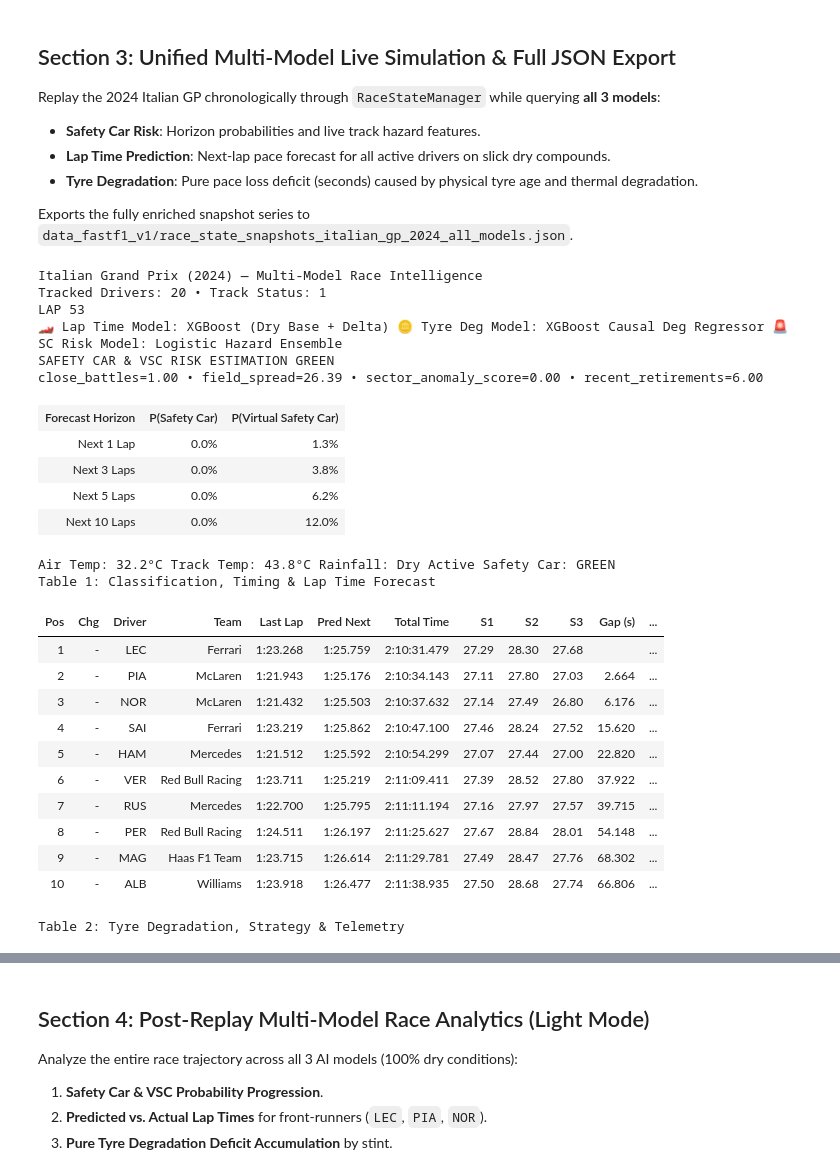
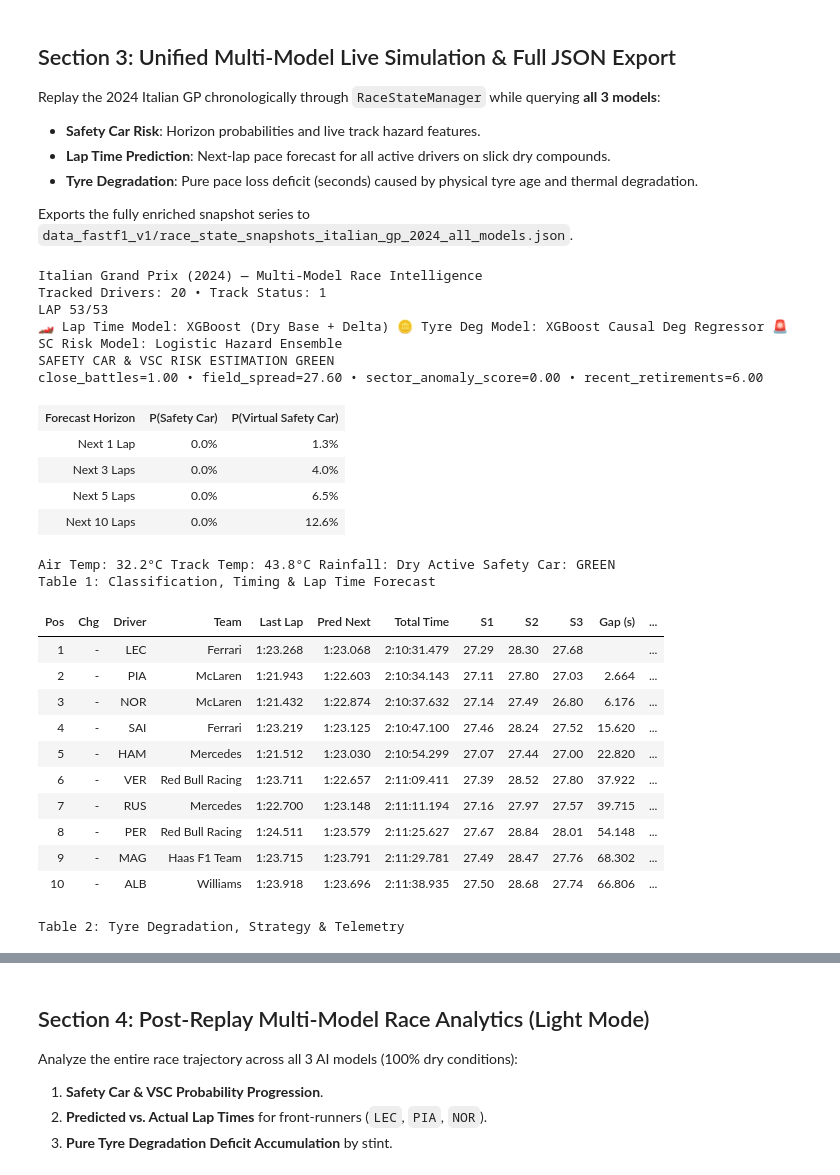
Before and after one commit to roshith-prakash/F1-SIS-Capstone-Project, a Jupyter notebook: race_state_visualizer.ipynb, the cells around one changed output, grey strips where cells are left out. Cells and saved outputs as stored; diff of their text form; code cells hidden in the pictures.

```diff
--- a/race_state_visualizer.ipynb
+++ b/race_state_visualizer.ipynb
@@ -113,8 +113,9 @@ sorted_laps = sorted(grouped.keys())
 if MAX_LAPS:
     sorted_laps = sorted_laps[:MAX_LAPS]
 
-# 2. Initialize engine and storage
-manager = RaceStateManager()
+# 2. Initialize engine with race metadata and fresh tyre adapter state
+manager = RaceStateManager({'total_laps_expected': len(sorted_laps)})
+tyre_adapter = TyreDegAdapter()
 race_snapshots = []
 
 # 3. Step through laps: query all 3 models and render unified dashboard
@@ -127,6 +128,9 @@ for lap in sorted_laps:
     probs = get_fcy_probabilities(H_t, logit_sc, logit_vsc, X_cols_sc, X_cols_vsc)
     lt_preds = lt_adapter.predict_all(state)
     tyre_preds = tyre_adapter.predict_all(state)
+
+    # Observe lap to record residual pace tracking dynamically
+    tyre_adapter.observe_lap(state)
 
     # Render rich HTML dashboard
     html_content = render_multi_model_dashboard_html(
@@ -186,7 +190,7 @@ Replay complete across 53 laps with all 3 AI models active on 100% dry track!
 
 Inspect the rich state data and model predictions at any committed lap.
 # %%
-# INSPECT_LAP_JSON — change this to any lap number (1 to 53)
+# INSPECT_LAP — change this to any lap number (1 to 53)
 INSPECT_LAP = 25
 
 import json
@@ -200,22 +204,27 @@ if not OUTPUT_JSON_ALL_MODELS.exists():
     for r in rows:
         l = parse_lap_number(r.get('LapNumber'))
         if l: grouped.setdefault(l, []).append(r)
-    mgr = RaceStateManager()
+    total_laps = max(grouped.keys()) if grouped else 53
+    mgr = RaceStateManager({'total_laps_expected': total_laps})
+    td_inspect_adapter = TyreDegAdapter()
     for l in range(1, INSPECT_LAP + 1):
         if l in grouped:
             mgr.update_from_rows(grouped[l])
             state = mgr.commit_lap(l)
+            if l < INSPECT_LAP:
+                td_inspect_adapter.observe_lap(state)
 
     H_t = sc_adapter.build_H_t(state)
     probs = get_fcy_probabilities(H_t, logit_sc, logit_vsc, X_cols_sc, X_cols_vsc)
     lt_preds = lt_adapter.predict_all(state)
-    tyre_preds = tyre_adapter.predict_all(state)
+    tyre_preds = td_inspect_adapter.predict_all(state)
+    td_inspect_adapter.observe_lap(state)
 
     _snap = state.to_dict()
     _snap['sc_risk'] = {'SC_probs': {f'{n}L': round(v, 4) for n, v in probs['SC'].items()}}
     _snap['predictions'] = {
-        'lap_time': {k: round(v, 3) for k, v in lt_preds.items()},
-        'tyre_deg': {k: round(v, 3) for k, v in tyre_preds.items()},
+        'lap_time_seconds': {k: round(v, 3) for k, v in lt_preds.items()},
+        'tyre_deg_deficit_seconds': {k: round(v, 3) for k, v in tyre_preds.items()},
     }
 else:
     with open(OUTPUT_JSON_ALL_MODELS, encoding='utf-8') as _f:
@@ -225,6 +234,7 @@ else:
 print(f"=== Race State Snapshot — Lap {_snap.get('current_lap')} ===")
 print(f"  Grand Prix   : {_snap.get('grand_prix')} {_snap.get('year')}")
 print(f"  Active Cars  : {len(_snap.get('participants', {}))}")
+print(f"  Completion   : {round(_snap.get('race_completion_pct', 0.0), 1)}% ({_snap.get('current_lap')}/{_snap.get('total_laps_expected', 53)} laps)")
 print(f"  SC Risk (3L) : {_snap.get('sc_risk', {}).get('SC_probs', {}).get('3L', 'n/a')}")
 print(f"\nSample Predictions (Lap {_snap.get('current_lap')}):")
 for d in ['LEC', 'PIA', 'NOR', 'SAI', 'HAM', 'VER']:
@@ -275,7 +286,8 @@ sorted_laps = sorted(grouped.keys())
 if MAX_LAPS:
     sorted_laps = sorted_laps[:MAX_LAPS]
 
-manager = RaceStateManager()
+manager = RaceStateManager({'total_laps_expected': len(sorted_laps)})
+tyre_adapter = TyreDegAdapter()
 
 for lap in sorted_laps:
     manager.update_from_rows(grouped[lap])
@@ -286,6 +298,9 @@ for lap in sorted_laps:
     probs = get_fcy_probabilities(H_t, logit_sc, logit_vsc, X_cols_sc, X_cols_vsc)
     lt_preds = lt_adapter.predict_all(state)
     tyre_preds = tyre_adapter.predict_all(state)
+
+    # Observe lap to record residual pace tracking dynamically
+    tyre_adapter.observe_lap(state)
 
     # Render driver telemetry card with AI predictions block
     card_html = render_driver_card_html(
@@ -342,7 +357,8 @@ sorted_laps = sorted(grouped.keys())
 if MAX_LAPS:
     sorted_laps = sorted_laps[:MAX_LAPS]
 
-manager = RaceStateManager()
+manager = RaceStateManager({'total_laps_expected': len(sorted_laps)})
+tyre_adapter = TyreDegAdapter()
 all_model_snapshots = []
 
 for lap in sorted_laps:
@@ -358,6 +374,9 @@ for lap in sorted_laps:
 
     # 3. Tyre Degradation Model
     tyre_preds = tyre_adapter.predict_all(state)
+
+    # Observe lap to record residual pace tracking dynamically
+    tyre_adapter.observe_lap(state)
 
     # Build comprehensive enriched snapshot
     snap = state.to_dict()
@@ -377,47 +396,47 @@ for lap in sorted_laps:
         state,
         sc_probs=probs,
         H_t=H_t,
         lt_preds=lt_preds,
         tyre_preds=tyre_preds,
         limit=TOP_N_DRIVERS,
     )
     clear_output(wait=True)
     display(HTML(dash_html))
     time.sleep(LAP_DELAY_SECONDS)
 
 # Save full multi-model JSON
 OUTPUT_JSON_ALL_MODELS.parent.mkdir(parents=True, exist_ok=True)
 with open(OUTPUT_JSON_ALL_MODELS, 'w', encoding='utf-8') as _f:
     json.dump(all_model_snapshots, _f, indent=2)
 
 print(f"Multi-Model inference complete across {len(sorted_laps)} laps.")
 print(f"   Enriched JSON Export : {OUTPUT_JSON_ALL_MODELS.resolve()}")
 print(f"\nSample Prediction Block (Lap {all_model_snapshots[-1]['current_lap']}):")
 print(json.dumps(all_model_snapshots[-1]['predictions'], indent=2))
 # %% [output]
 Italian Grand Prix (2024) — Multi-Model Race Intelligence
 Tracked Drivers: 20 • Track Status: 1
-LAP 53
+LAP 53/53
 🏎 Lap Time Model: XGBoost (Dry Base + Delta) 🪙 Tyre Deg Model: XGBoost Causal Deg Regressor 🚨 SC Risk Model: Logistic Hazard Ensemble
 SAFETY CAR & VSC RISK ESTIMATION GREEN
-close_battles=1.00 • field_spread=26.39 • sector_anomaly_score=0.00 • recent_retirements=6.00
+close_battles=1.00 • field_spread=27.60 • sector_anomaly_score=0.00 • recent_retirements=6.00
 | Forecast Horizon | P(Safety Car) | P(Virtual Safety Car) |
 | Next 1 Lap | 0.0% | 1.3% |
-| Next 3 Laps | 0.0% | 3.8% |
-| Next 5 Laps | 0.0% | 6.2% |
-| Next 10 Laps | 0.0% | 12.0% |
+| Next 3 Laps | 0.0% | 4.0% |
+| Next 5 Laps | 0.0% | 6.5% |
+| Next 10 Laps | 0.0% | 12.6% |
 Air Temp: 32.2°C Track Temp: 43.8°C Rainfall: Dry Active Safety Car: GREEN
 Table 1: Classification, Timing & Lap Time Forecast
 | Pos | Chg | Driver | Team | Last Lap | Pred Next | Total Time | S1 | S2 | S3 | Gap (s) | ... |
-| 1 | - | LEC | Ferrari | 1:23.268 | 1:25.759 | 2:10:31.479 | 27.29 | 28.30 | 27.68 |  | ... |
-| 2 | - | PIA | McLaren | 1:21.943 | 1:25.176 | 2:10:34.143 | 27.11 | 27.80 | 27.03 | 2.664 | ... |
-| 3 | - | NOR | McLaren | 1:21.432 | 1:25.503 | 2:10:37.632 | 27.14 | 27.49 | 26.80 | 6.176 | ... |
-| 4 | - | SAI | Ferrari | 1:23.219 | 1:25.862 | 2:10:47.100 | 27.46 | 28.24 | 27.52 | 15.620 | ... |
-| 5 | - | HAM | Mercedes | 1:21.512 | 1:25.592 | 2:10:54.299 | 27.07 | 27.44 | 27.00 | 22.820 | ... |
-| 6 | - | VER | Red Bull Racing | 1:23.711 | 1:25.219 | 2:11:09.411 | 27.39 | 28.52 | 27.80 | 37.922 | ... |
-| 7 | - | RUS | Mercedes | 1:22.700 | 1:25.795 | 2:11:11.194 | 27.16 | 27.97 | 27.57 | 39.715 | ... |
-| 8 | - | PER | Red Bull Racing | 1:24.511 | 1:26.197 | 2:11:25.627 | 27.67 | 28.84 | 28.01 | 54.148 | ... |
-| 9 | - | MAG | Haas F1 Team | 1:23.715 | 1:26.614 | 2:11:29.781 | 27.49 | 28.47 | 27.76 | 68.302 | ... |
-| 10 | - | ALB | Williams | 1:23.918 | 1:26.477 | 2:11:38.935 | 27.50 | 28.68 | 27.74 | 66.806 | ... |
+| 1 | - | LEC | Ferrari | 1:23.268 | 1:23.068 | 2:10:31.479 | 27.29 | 28.30 | 27.68 |  | ... |
+| 2 | - | PIA | McLaren | 1:21.943 | 1:22.603 | 2:10:34.143 | 27.11 | 27.80 | 27.03 | 2.664 | ... |
+| 3 | - | NOR | McLaren | 1:21.432 | 1:22.874 | 2:10:37.632 | 27.14 | 27.49 | 26.80 | 6.176 | ... |
+| 4 | - | SAI | Ferrari | 1:23.219 | 1:23.125 | 2:10:47.100 | 27.46 | 28.24 | 27.52 | 15.620 | ... |
+| 5 | - | HAM | Mercedes | 1:21.512 | 1:23.030 | 2:10:54.299 | 27.07 | 27.44 | 27.00 | 22.820 | ... |
+| 6 | - | VER | Red Bull Racing | 1:23.711 | 1:22.657 | 2:11:09.411 | 27.39 | 28.52 | 27.80 | 37.922 | ... |
+| 7 | - | RUS | Mercedes | 1:22.700 | 1:23.148 | 2:11:11.194 | 27.16 | 27.97 | 27.57 | 39.715 | ... |
+| 8 | - | PER | Red Bull Racing | 1:24.511 | 1:23.579 | 2:11:25.627 | 27.67 | 28.84 | 28.01 | 54.148 | ... |
+| 9 | - | MAG | Haas F1 Team | 1:23.715 | 1:23.791 | 2:11:29.781 | 27.49 | 28.47 | 27.76 | 68.302 | ... |
+| 10 | - | ALB | Williams | 1:23.918 | 1:23.696 | 2:11:38.935 | 27.50 | 28.68 | 27.74 | 66.806 | ... |
 Table 2: Tyre Degradation, Strategy & Telemetry
 | Pos | Driver | Tyre (Life) | Pred Deg | Stint | Pits (Last) | In/Out | Roll 3L | Speeds (I1/I2/FL/ST) | ... |
```
Also changed, not shown: parts of 5 cells of this notebook, 24 other files.
